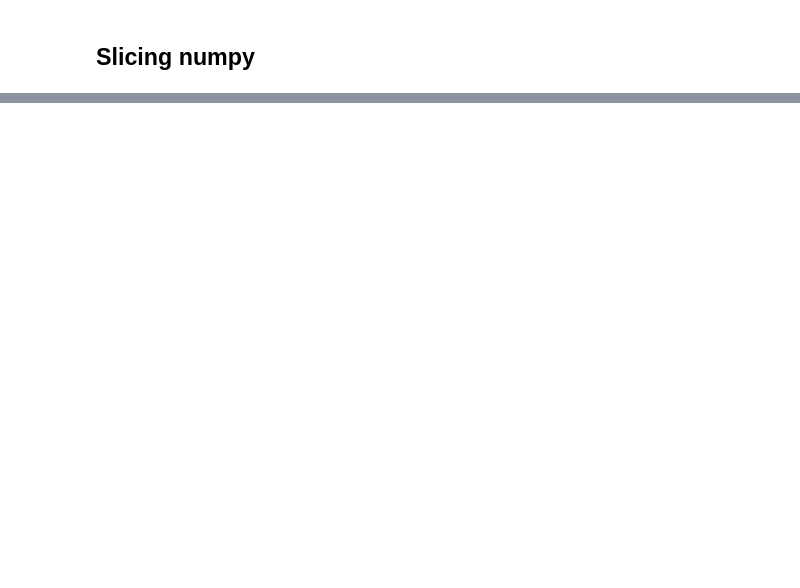
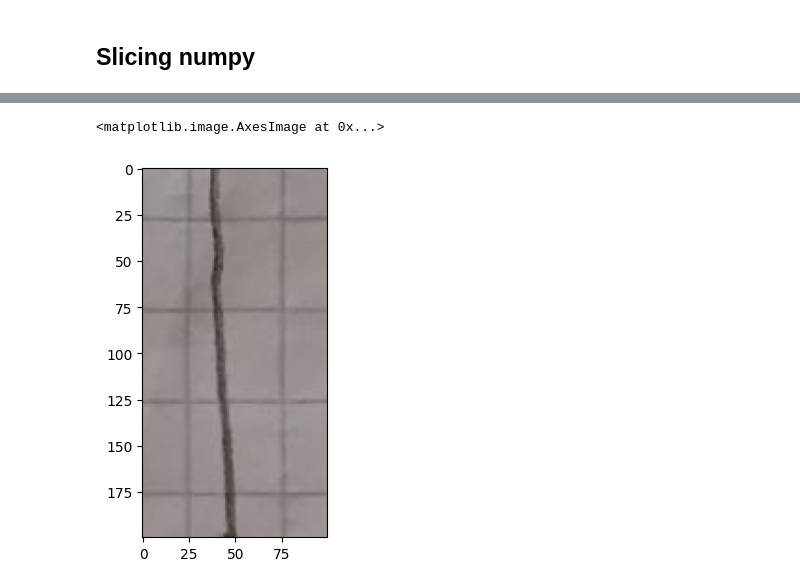
Before and after one commit to Felipe-DelosSantos09/Diplomado-IA, a Jupyter notebook: Modulo_1/12.Numpy.ipynb, the cells around one changed output, grey strips where cells are left out. Cells and saved outputs as stored; diff of their text form; code cells hidden in the pictures; blank space fills up the shorter version.

```diff
--- a/Modulo_1/12.Numpy.ipynb
+++ b/Modulo_1/12.Numpy.ipynb
@@ -525,0 +653,7 @@ B_{m-1,0} & B_{m-1,1} & \ldots & B_{m-1,n-1}
+# %%
+A = array_imagen[400:600,100:200,:]
+
+plt.imshow(A)
+# %% [output]
+<matplotlib.image.AxesImage at 0x...>
+[figure, added]
```
Also changed, not shown: parts of 18 cells of this notebook.
